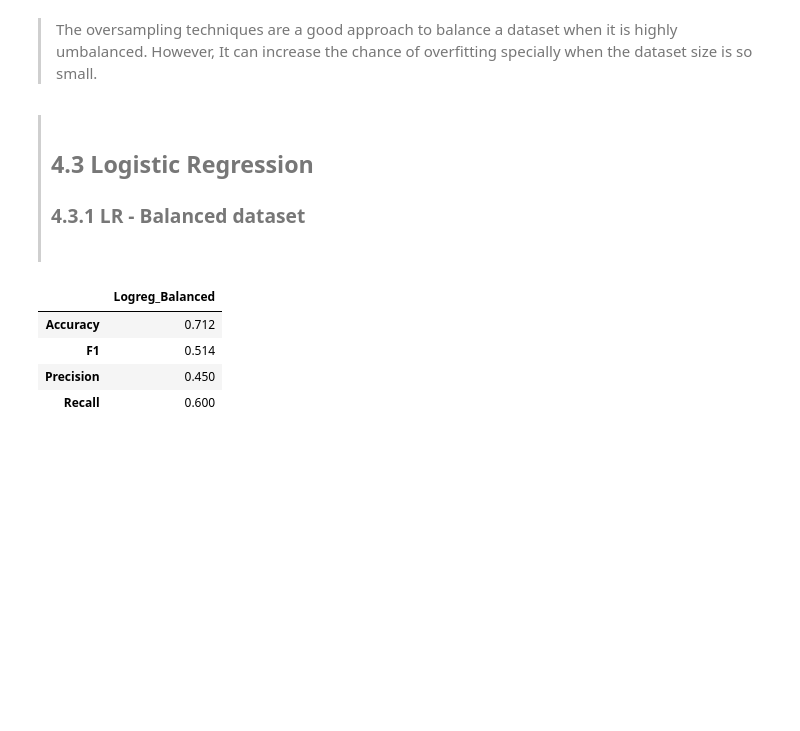
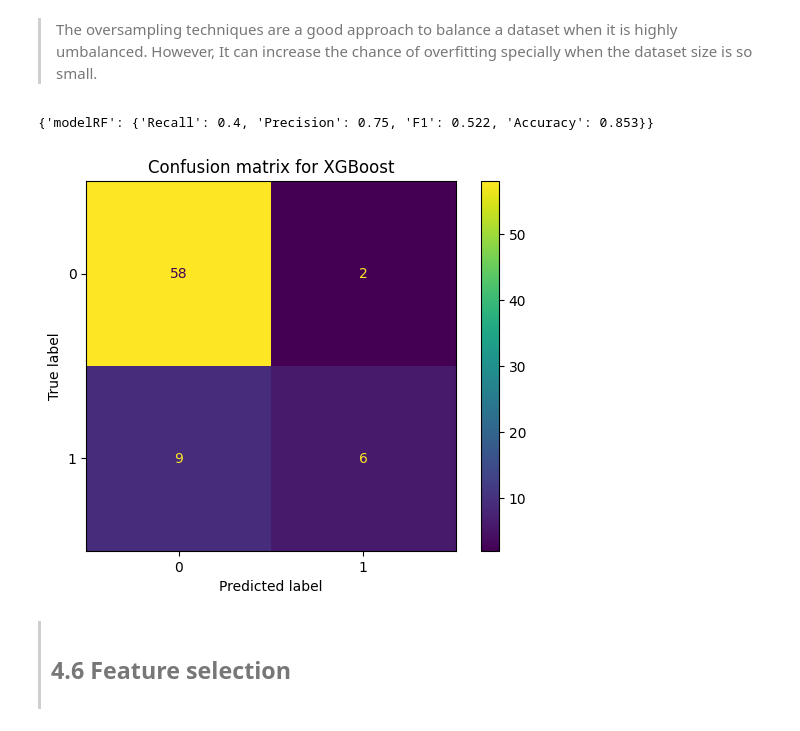
Before and after one commit to Guticar94/COMP20008_Assignment_2, a Jupyter notebook: main.ipynb, the cells around one changed output. Saved outputs shown, nothing was run; the diff lists cells and outputs as text; code cells hidden in the pictures; blank space fills up the shorter version.

```diff
--- a/main.ipynb
+++ b/main.ipynb
@@ -1290,6 +1429,25 @@ dict(zip(unique, counts))
 # %% [markdown]
 > The oversampling techniques are a good approach to balance a dataset when it is highly umbalanced. However, It can increase the chance of overfitting specially when the dataset size is so small.
+# %%
+# Evaluate model
+modelRF = RandomForestClassifier(random_state=1)
+modelRF.fit(X_train_os, y_train_os)
+
+# Predict
+y_pred = modelRF.predict(X_test)
+
+# Evaluate
+evaluate('modelRF', y_test, y_pred)
+# %% [output]
+{'modelRF': {'Recall': 0.4, 'Precision': 0.75, 'F1': 0.522, 'Accuracy': 0.853}}
+# %%
+# Confusion matrix
+cm = confusion_matrix(y_test, y_pred, labels=modelRF.classes_)
+ConfusionMatrixDisplay(confusion_matrix=cm, display_labels=modelRF.classes_).plot()
+plt.title('Confusion matrix for XGBoost')
+plt.show()
+# %% [output]
+[figure, added]
 # %% [markdown]
 <blockquote style="padding: 10px;">
-<h2>4.3 Logistic Regression<h2>
-<h3>4.3.1 LR - Balanced dataset<h3>
+<h2>4.6 Feature selection</h2>
@@ -1333,10 +1453,0 @@ y_pred = log_model.predict(X_test)
-# %%
-# Evaluate model
-lr = pd.DataFrame(evaluate('Logreg_Balanced', y_test, y_pred))
-lr
-# %% [output]
-|  | Logreg_Balanced |
-| Accuracy | 0.712 |
-| F1 | 0.514 |
-| Precision | 0.450 |
-| Recall | 0.600 |
```
Also changed, not shown: parts of 52 cells of this notebook.
